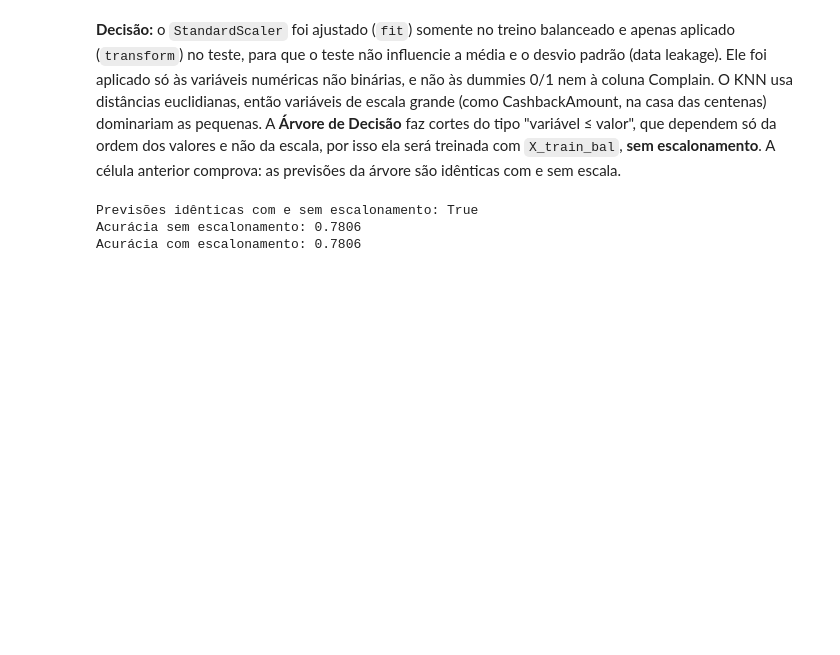
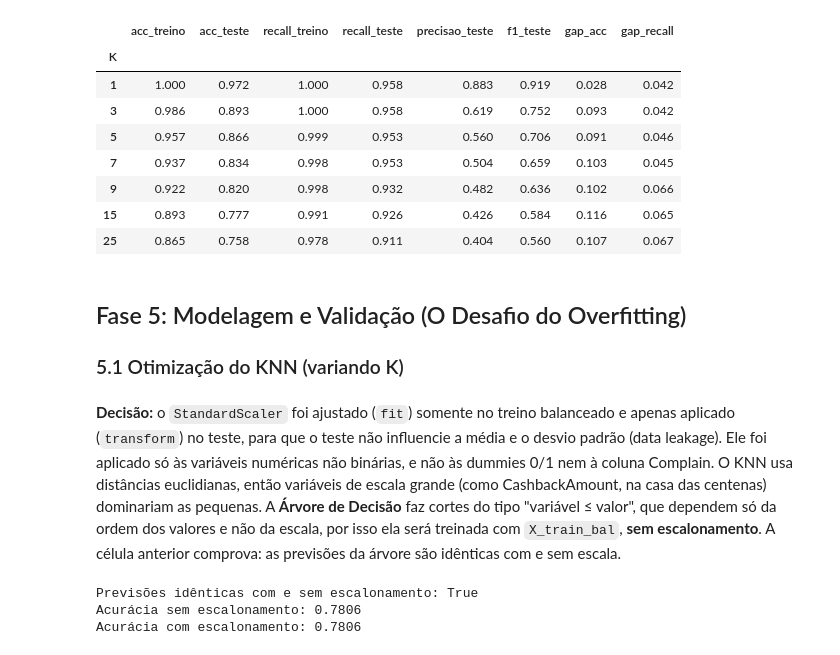
Before and after one commit to Lucas-Magalhaes-oficial/projeto-avaliativo-ml-churn-LUCAS-SARMENTO, a Jupyter notebook: notebooks/projeto_churn.ipynb, the cells around one changed output. Saved outputs shown, nothing was run; the diff lists cells and outputs as text; code cells hidden in the pictures; blank space fills up the shorter version.

```diff
--- a/notebooks/projeto_churn.ipynb
+++ b/notebooks/projeto_churn.ipynb
@@ -1,3 +20,44 @@
+# %%
+from sklearn.neighbors import KNeighborsClassifier
+from sklearn.tree import DecisionTreeClassifier
+from sklearn.metrics import accuracy_score, recall_score, precision_score, f1_score
+
+def avaliar(modelo, X_tr, y_tr, X_te, y_te):
+    modelo.fit(X_tr, y_tr)
+    p_tr, p_te = modelo.predict(X_tr), modelo.predict(X_te)
+    return {
+        "acc_treino": accuracy_score(y_tr, p_tr),
+        "acc_teste": accuracy_score(y_te, p_te),
+        "recall_treino": recall_score(y_tr, p_tr),
+        "recall_teste": recall_score(y_te, p_te),
+        "precisao_teste": precision_score(y_te, p_te),
+        "f1_teste": f1_score(y_te, p_te),
+    }
+
+resultados_knn = []
+for k in [1, 3, 5, 7, 9, 15, 25]:
+    r = avaliar(KNeighborsClassifier(n_neighbors=k), X_train_knn, y_train_bal, X_test_knn, y_test)
+    r["K"] = k
+    resultados_knn.append(r)
+
+tab_knn = pd.DataFrame(resultados_knn).set_index("K").round(3)
+tab_knn["gap_acc"] = (tab_knn["acc_treino"] - tab_knn["acc_teste"]).round(3)
+tab_knn["gap_recall"] = (tab_knn["recall_treino"] - tab_knn["recall_teste"]).round(3)
+tab_knn
+# %% [output]
+|  | acc_treino | acc_teste | recall_treino | recall_teste | precisao_teste | f1_teste | gap_acc | gap_recall |
+| K |  |  |  |  |  |  |  |  |
+| 1 | 1.000 | 0.972 | 1.000 | 0.958 | 0.883 | 0.919 | 0.028 | 0.042 |
+| 3 | 0.986 | 0.893 | 1.000 | 0.958 | 0.619 | 0.752 | 0.093 | 0.042 |
+| 5 | 0.957 | 0.866 | 0.999 | 0.953 | 0.560 | 0.706 | 0.091 | 0.046 |
+| 7 | 0.937 | 0.834 | 0.998 | 0.953 | 0.504 | 0.659 | 0.103 | 0.045 |
+| 9 | 0.922 | 0.820 | 0.998 | 0.932 | 0.482 | 0.636 | 0.102 | 0.066 |
+| 15 | 0.893 | 0.777 | 0.991 | 0.926 | 0.426 | 0.584 | 0.116 | 0.065 |
+| 25 | 0.865 | 0.758 | 0.978 | 0.911 | 0.404 | 0.560 | 0.107 | 0.067 |
+# %% [markdown]
+## Fase 5: Modelagem e Validação (O Desafio do Overfitting)
+
+### 5.1 Otimização do KNN (variando K)
 # %% [markdown]
 **Decisão:** o `StandardScaler` foi ajustado (`fit`) somente no treino balanceado e apenas aplicado (`transform`) no teste, para que o teste não influencie a média e o desvio padrão (data leakage). Ele foi aplicado só às variáveis numéricas não binárias, e não às dummies 0/1 nem à coluna Complain. O KNN usa distâncias euclidianas, então variáveis de escala grande (como CashbackAmount, na casa das centenas) dominariam as pequenas. A **Árvore de Decisão** faz cortes do tipo "variável ≤ valor", que dependem só da ordem dos valores e não da escala, por isso ela será treinada com `X_train_bal`, **sem escalonamento**. A célula anterior comprova: as previsões da árvore são idênticas com e sem escala.
 # %%
```
Also changed, not shown: parts of 1 cell of this notebook.
